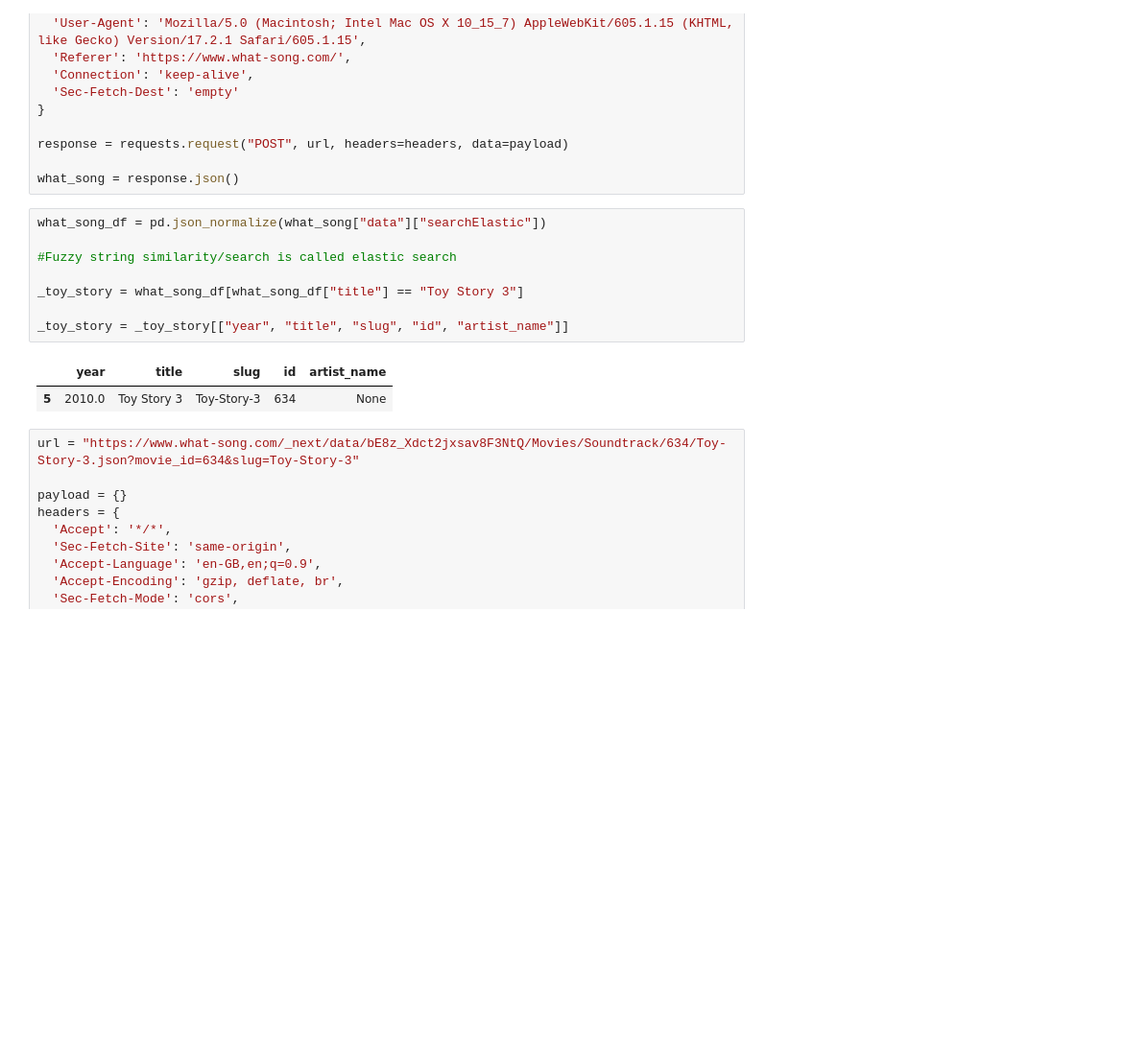
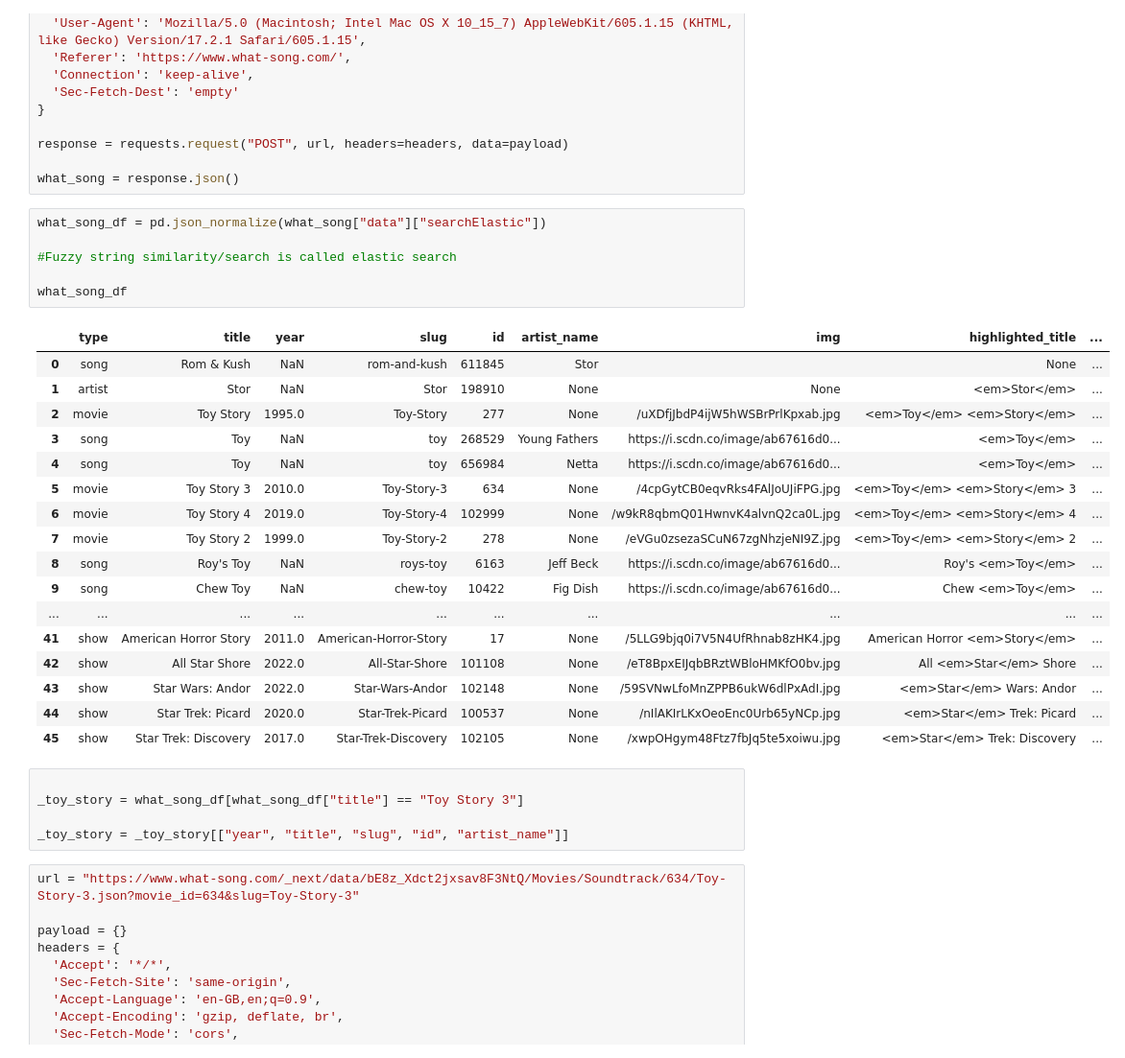
Before and after one commit to daniel-mcc-code/what_song_scraper, a Jupyter notebook: what_song_scraper.ipynb, the cells around one changed output. Shown at 96% size. Cells and saved outputs as stored; diff of their text form; blank space fills up the shorter version.

```diff
--- a/what_song_scraper.ipynb
+++ b/what_song_scraper.ipynb
@@ -35,14 +35,32 @@ what_song = response.json()
 # %%
 what_song_df = pd.json_normalize(what_song["data"]["searchElastic"])
 
 #Fuzzy string similarity/search is called elastic search
 
-_toy_story = what_song_df[what_song_df["title"] == "Toy Story 3"]
-
-_toy_story = _toy_story[["year", "title", "slug", "id", "artist_name"]]
+what_song_df
 # %% [output]
-|  | year | title | slug | id | artist_name |
-| 5 | 2010.0 | Toy Story 3 | Toy-Story-3 | 634 | None |
+|  | type | title | year | slug | id | artist_name | img | highlighted_title | ... |
+| 0 | song | Rom & Kush | NaN | rom-and-kush | 611845 | Stor |  | None | ... |
+| 1 | artist | Stor | NaN | Stor | 198910 | None | None | <em>Stor</em> | ... |
+| 2 | movie | Toy Story | 1995.0 | Toy-Story | 277 | None | /uXDfjJbdP4ijW5hWSBrPrlKpxab.jpg | <em>Toy</em> <em>Story</em> | ... |
+| 3 | song | Toy | NaN | toy | 268529 | Young Fathers | https://i.scdn.co/image/ab67616d0... | <em>Toy</em> | ... |
+| 4 | song | Toy | NaN | toy | 656984 | Netta | https://i.scdn.co/image/ab67616d0... | <em>Toy</em> | ... |
+| 5 | movie | Toy Story 3 | 2010.0 | Toy-Story-3 | 634 | None | /4cpGytCB0eqvRks4FAlJoUJiFPG.jpg | <em>Toy</em> <em>Story</em> 3 | ... |
+| 6 | movie | Toy Story 4 | 2019.0 | Toy-Story-4 | 102999 | None | /w9kR8qbmQ01HwnvK4alvnQ2ca0L.jpg | <em>Toy</em> <em>Story</em> 4 | ... |
+| 7 | movie | Toy Story 2 | 1999.0 | Toy-Story-2 | 278 | None | /eVGu0zsezaSCuN67zgNhzjeNI9Z.jpg | <em>Toy</em> <em>Story</em> 2 | ... |
+| 8 | song | Roy's Toy | NaN | roys-toy | 6163 | Jeff Beck | https://i.scdn.co/image/ab67616d0... | Roy's <em>Toy</em> | ... |
+| 9 | song | Chew Toy | NaN | chew-toy | 10422 | Fig Dish | https://i.scdn.co/image/ab67616d0... | Chew <em>Toy</em> | ... |
+| ... | ... | ... | ... | ... | ... | ... | ... | ... | ... |
+| 41 | show | American Horror Story | 2011.0 | American-Horror-Story | 17 | None | /5LLG9bjq0i7V5N4UfRhnab8zHK4.jpg | American Horror <em>Story</em> | ... |
+| 42 | show | All Star Shore | 2022.0 | All-Star-Shore | 101108 | None | /eT8BpxEIJqbBRztWBloHMKfO0bv.jpg | All <em>Star</em> Shore | ... |
+| 43 | show | Star Wars: Andor | 2022.0 | Star-Wars-Andor | 102148 | None | /59SVNwLfoMnZPPB6ukW6dlPxAdI.jpg | <em>Star</em> Wars: Andor | ... |
+| 44 | show | Star Trek: Picard | 2020.0 | Star-Trek-Picard | 100537 | None | /nIlAKIrLKxOeoEnc0Urb65yNCp.jpg | <em>Star</em> Trek: Picard | ... |
+| 45 | show | Star Trek: Discovery | 2017.0 | Star-Trek-Discovery | 102105 | None | /xwpOHgym48Ftz7fbJq5te5xoiwu.jpg | <em>Star</em> Trek: Discovery | ... |
+# %%
+
+_toy_story = what_song_df[what_song_df["title"] == "Toy Story 3"]
+
+_toy_story = _toy_story[["year", "title", "slug", "id", "artist_name"]]
 # %%
 url = "https://www.what-song.com/_next/data/bE8z_Xdct2jxsav8F3NtQ/Movies/Soundtrack/634/Toy-Story-3.json?movie_id=634&slug=Toy-Story-3"
 
```
Also changed, not shown: 13 other files.
